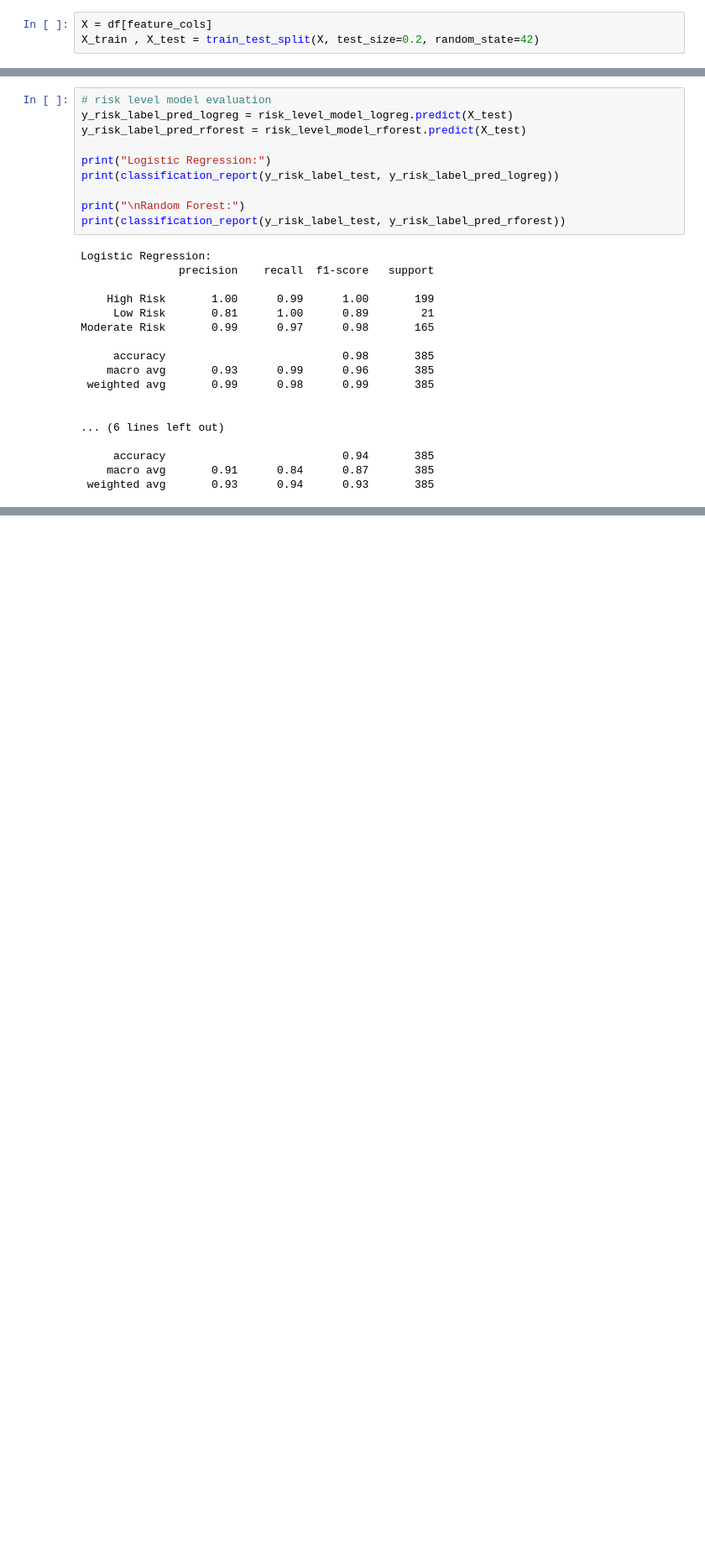
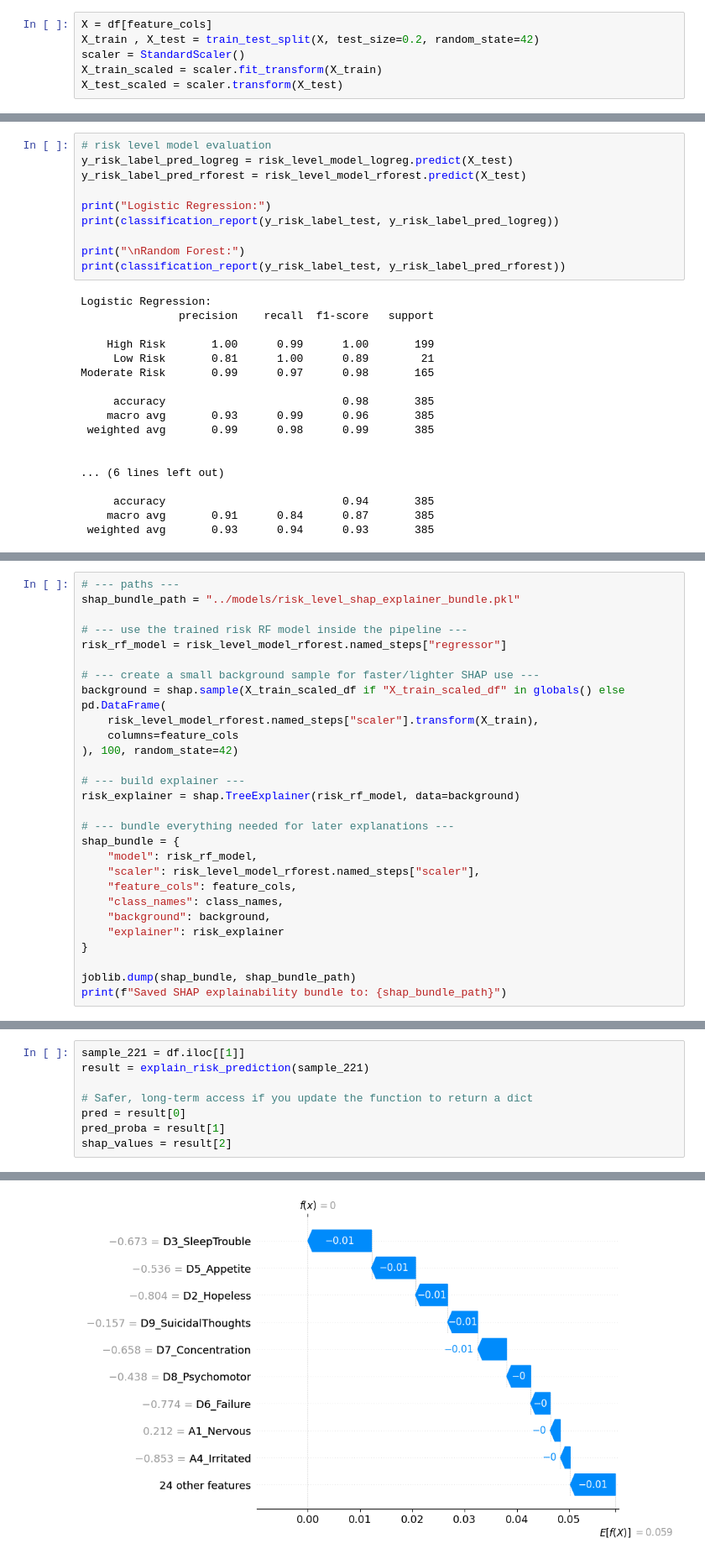
Before and after one commit to ramoliyaYug/STUDENT_MENTAL_HEALTH_RISK_PREDICTION_SYSTEM, a Jupyter notebook: notebook/Models.ipynb, the cells around one changed output, grey strips where cells are left out. Shown at 84% size. Drawn from its saved outputs; the diff is of its cells as text; blank space fills up the shorter version.

Commit message:
done model training and saved all 8 models with shap

```diff
--- a/notebook/Models.ipynb
+++ b/notebook/Models.ipynb
@@ -92,6 +95,9 @@ for feature in ['University', 'Department']:
 # %%
 X = df[feature_cols]
 X_train , X_test = train_test_split(X, test_size=0.2, random_state=42)
+scaler = StandardScaler()
+X_train_scaled = scaler.fit_transform(X_train)
+X_test_scaled = scaler.transform(X_test)
 # %% [markdown]
 ## regression models
 # %% [markdown]
@@ -595,0 +639,28 @@ plt.show()
+# %%
+# --- paths ---
+shap_bundle_path = "../models/risk_level_shap_explainer_bundle.pkl"
+
+# --- use the trained risk RF model inside the pipeline ---
+risk_rf_model = risk_level_model_rforest.named_steps["regressor"]
+
+# --- create a small background sample for faster/lighter SHAP use ---
+background = shap.sample(X_train_scaled_df if "X_train_scaled_df" in globals() else pd.DataFrame(
+    risk_level_model_rforest.named_steps["scaler"].transform(X_train),
+    columns=feature_cols
+), 100, random_state=42)
+
+# --- build explainer ---
+risk_explainer = shap.TreeExplainer(risk_rf_model, data=background)
+
+# --- bundle everything needed for later explanations ---
+shap_bundle = {
+    "model": risk_rf_model,
+    "scaler": risk_level_model_rforest.named_steps["scaler"],
+    "feature_cols": feature_cols,
+    "class_names": class_names,
+    "background": background,
+    "explainer": risk_explainer
+}
+
+joblib.dump(shap_bundle, shap_bundle_path)
+print(f"Saved SHAP explainability bundle to: {shap_bundle_path}")
@@ -595,0 +730,9 @@ plt.show()
+# %%
+sample_221 = df.iloc[[1]]
+result = explain_risk_prediction(sample_221)
+
+# Safer, long-term access if you update the function to return a dict
+pred = result[0]
+pred_proba = result[1]
+shap_values = result[2]
+# %% [output]
@@ -595,0 +757 @@ plt.show()
+[figure, added]
```
Also changed, not shown: parts of 16 cells of this notebook, 12 other files.
